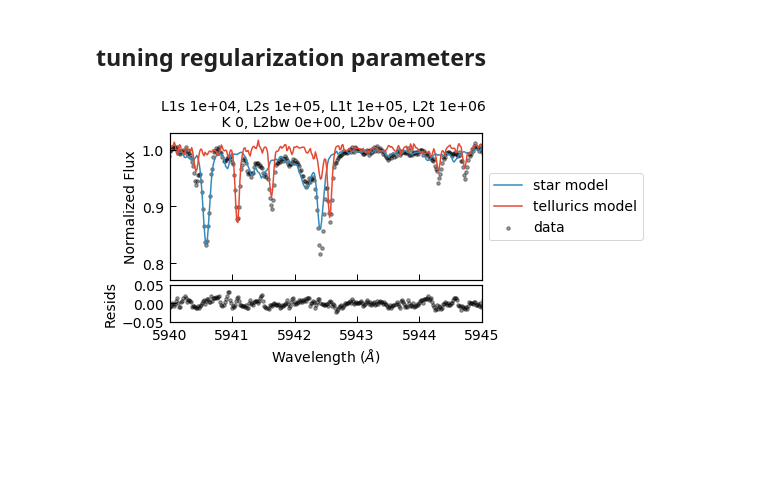
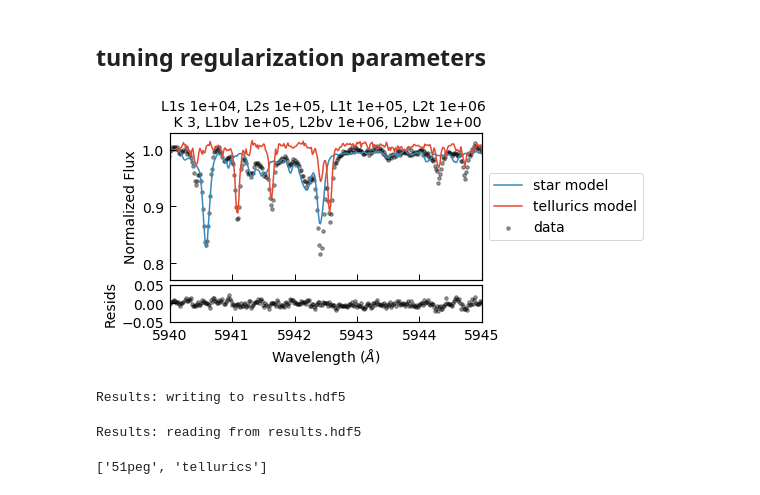
Before and after one commit to megbedell/wobble, a Jupyter notebook: regularization.ipynb, the cells around one changed output. Saved outputs shown, nothing was run; the diff lists cells and outputs as text; code cells hidden in the pictures; blank space fills up the shorter version.

Commit message:
read and write results, tweaking regularization

```diff
--- a/regularization.ipynb
+++ b/regularization.ipynb
@@ -14,14 +14,15 @@ r = 57
 data = wobble.Data(starname+'_e2ds.hdf5', filepath='data/', orders=[r])
 model = wobble.Model(data)
 model.add_star(starname)
-model.add_telluric('tellurics', rvs_fixed=True, variable_bases=0)
+model.add_telluric('tellurics', rvs_fixed=True, variable_bases=3)
 # %%
 model.components[0].L1_template = 1.e4 # star
 model.components[0].L2_template = 1.e5   # star
 model.components[1].L1_template = 1.e5 # tellurics
 model.components[1].L2_template = 1.e6   # tellurics
-model.components[1].L2_basis_vectors = 0.
-model.components[1].L2_basis_weights = 0.
+model.components[1].L1_basis_vectors = 1.e5
+model.components[1].L2_basis_vectors = 1.e6
+model.components[1].L2_basis_weights = 1. # by definition
 # %%
 #%lprun -f wobble.optimize_order wobble.optimize_order(model, data, 0, niter=50, save_history=True, basename=starname)
 # %%
@@ -43,36 +44,48 @@ resids = np.exp(data_ys) - np.exp(results.ys_predicted[0])
 # %%
 epoch = 12 # random
 fig, (ax, ax2) = plt.subplots(2, 1, gridspec_kw = {'height_ratios':[4, 1]})
 ax.plot(np.exp(data_xs[epoch]), np.exp(star_ys[epoch]), label='star model', lw=1.5)
 ax.plot(np.exp(data_xs[epoch]), np.exp(t_ys[epoch]), label='tellurics model', lw=1.5)
 ax.scatter(np.exp(data_xs[epoch]), np.exp(data_ys[epoch]), marker=".", alpha=0.4, c='k', label='data')
 ax.set_xlim([5940, 5945])
 ax.set_ylim([0.77, 1.03])
 ax.set_xticklabels([])
 ax.set_ylabel('Normalized Flux', fontsize=14)
 ax2.scatter(np.exp(data_xs[epoch]), resids[epoch], marker=".", alpha=0.4, c='k')
 ax2.set_xlim([5940, 5945])
 ax2.set_ylim([-0.05, 0.05])
 ax2.set_xlabel(r'Wavelength ($\AA$)', fontsize=14)
 ax2.set_ylabel('Resids', fontsize=14)
 
 # Shrink current axis by 50%
 box = ax.get_position()
 ax.set_position([box.x0, box.y0, box.width * 0.5, box.height])
 ax.legend(loc='center left', bbox_to_anchor=(1, 0.5), fontsize=14)
 
-ax.set_title('L1s {0:.0e}, L2s {1:.0e}, L1t {2:.0e}, L2t {3:.0e} \n K {4}, L2bw {5:.0e}, L2bv {6:.0e}'.format(
+ax.set_title('L1s {0:.0e}, L2s {1:.0e}, L1t {2:.0e}, L2t {3:.0e} \n K {4}, L1bv {5:.0e}, L2bv {6:.0e}, L2bw {7:.0e}'.format(
     model.components[0].L1_template, model.components[0].L2_template,
     model.components[1].L1_template, model.components[1].L2_template,
-    model.components[1].K, model.components[1].L2_basis_vectors,
-    model.components[1].L2_basis_weights),
+    model.components[1].K, model.components[1].L1_basis_vectors,
+    model.components[1].L2_basis_vectors, model.components[1].L2_basis_weights),
     fontsize=14)
 fig.tight_layout()
 fig.subplots_adjust(hspace=0.05)
-plt.savefig('regularization/L1s{0:.0e}_L2s{1:.0e}_L1t{2:.0e}_L2t{3:.0e}_K{4}_L2bw{5:.0e}_L2bv{6:.0e}.png'.format(
+plt.savefig('regularization/L1s{0:.0e}_L2s{1:.0e}_L1t{2:.0e}_L2t{3:.0e}_K{4}_L1bv{5:.0e}_L2bv{6:.0e}_L2bw{7:.0e}.png'.format(
     model.components[0].L1_template, model.components[0].L2_template,
     model.components[1].L1_template, model.components[1].L2_template,
-    model.components[1].K, model.components[1].L2_basis_vectors,
-    model.components[1].L2_basis_weights));
+    model.components[1].K, model.components[1].L1_basis_vectors,
+    model.components[1].L2_basis_vectors, model.components[1].L2_basis_weights));
 # %% [output]
-[figure, old version]
+[figure, new version]
+# %%
+results.write('results.hdf5')
+# %% [output]
+Results: writing to results.hdf5
+# %%
+results.read('results.hdf5')
+# %% [output]
+Results: reading from results.hdf5
+# %%
+results.component_names
+# %% [output]
+['51peg', 'tellurics']
```
Also changed, not shown: 2 other files.
